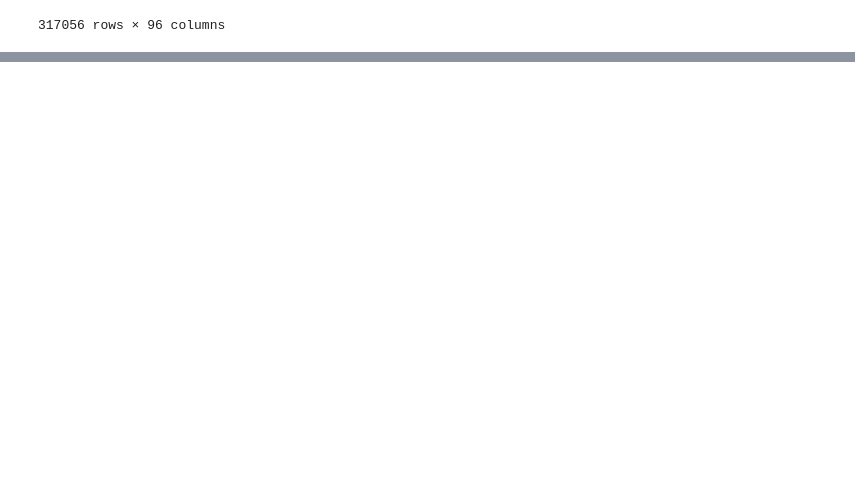
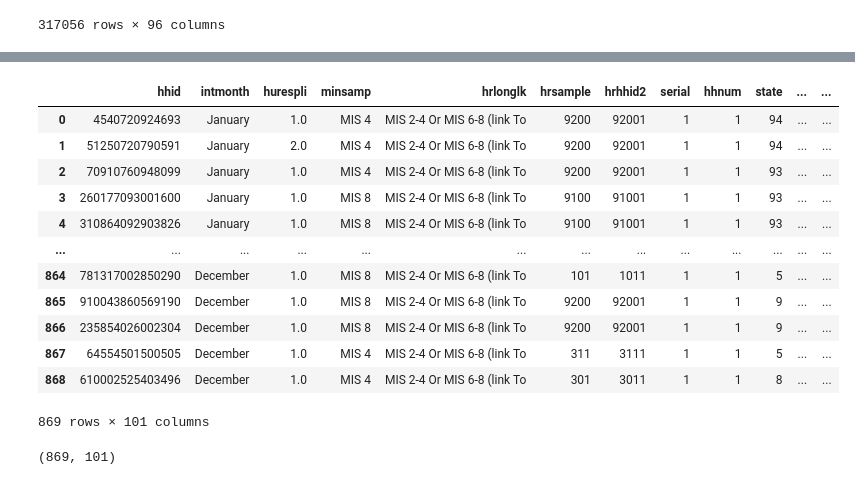
Before and after one commit to corinne167225/DataAnalysis2, a Jupyter notebook: Assignment1.ipynb, the cells around one changed output, grey strips where cells are left out. Cells and saved outputs as stored; diff of their text form; code cells hidden in the pictures; blank space fills up the shorter version.

```diff
--- a/Assignment1.ipynb
+++ b/Assignment1.ipynb
@@ -43,0 +90,25 @@ df
+# %%
+#creating variables; female, wages, lnwages(log of wages), agesq(age squared )
+data["female"] = (data["sex"] == 2)
+data["w"] = data["earnwke"] / data["uhourse"]
+data["lnw"] = np.log(data["w"])
+data["agesq"] = np.power(data["age"], 2)
+data
+# %% [output]
+|  | hhid | intmonth | hurespli | minsamp | hrlonglk | hrsample | hrhhid2 | serial | hhnum | state | ... | ... |
+| 0 | 4540720924693 | January | 1.0 | MIS 4 | MIS 2-4 Or MIS 6-8 (link To | 9200 | 92001 | 1 | 1 | 94 | ... | ... |
+| 1 | 51250720790591 | January | 2.0 | MIS 4 | MIS 2-4 Or MIS 6-8 (link To | 9200 | 92001 | 1 | 1 | 94 | ... | ... |
+| 2 | 70910760948099 | January | 1.0 | MIS 4 | MIS 2-4 Or MIS 6-8 (link To | 9200 | 92001 | 1 | 1 | 93 | ... | ... |
+| 3 | 260177093001600 | January | 1.0 | MIS 8 | MIS 2-4 Or MIS 6-8 (link To | 9100 | 91001 | 1 | 1 | 93 | ... | ... |
+| 4 | 310864092903826 | January | 1.0 | MIS 8 | MIS 2-4 Or MIS 6-8 (link To | 9100 | 91001 | 1 | 1 | 93 | ... | ... |
+| ... | ... | ... | ... | ... | ... | ... | ... | ... | ... | ... | ... | ... |
+| 864 | 781317002850290 | December | 1.0 | MIS 8 | MIS 2-4 Or MIS 6-8 (link To | 101 | 1011 | 1 | 1 | 5 | ... | ... |
+| 865 | 910043860569190 | December | 1.0 | MIS 8 | MIS 2-4 Or MIS 6-8 (link To | 9200 | 92001 | 1 | 1 | 9 | ... | ... |
+| 866 | 235854026002304 | December | 1.0 | MIS 8 | MIS 2-4 Or MIS 6-8 (link To | 9200 | 92001 | 1 | 1 | 9 | ... | ... |
+| 867 | 64554501500505 | December | 1.0 | MIS 4 | MIS 2-4 Or MIS 6-8 (link To | 311 | 3111 | 1 | 1 | 5 | ... | ... |
+| 868 | 610002525403496 | December | 1.0 | MIS 4 | MIS 2-4 Or MIS 6-8 (link To | 301 | 3011 | 1 | 1 | 8 | ... | ... |
+869 rows × 101 columns
+# %%
+data.shape
+# %% [output]
+(869, 101)
```
Also changed, not shown: parts of 5 cells of this notebook.
